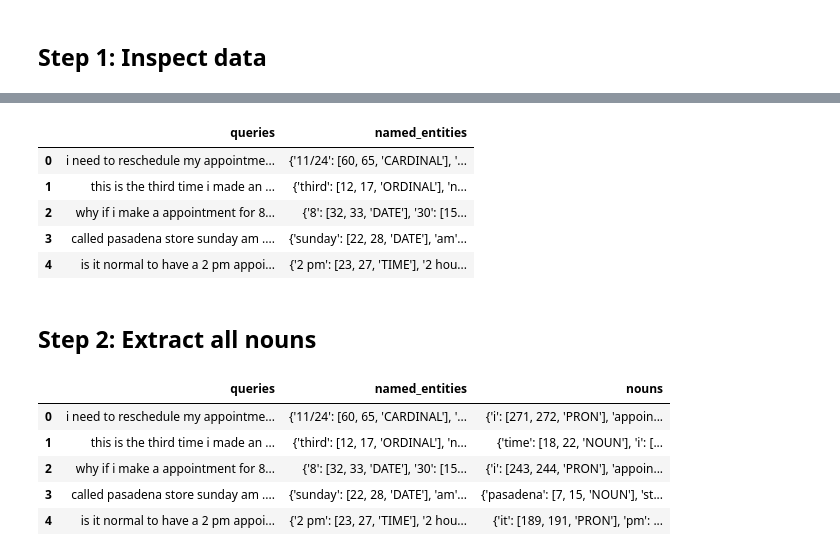
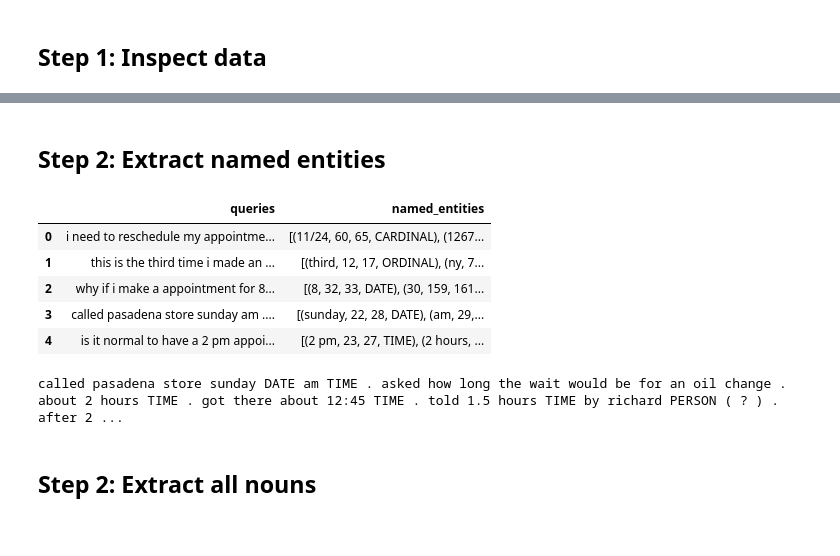
Before and after one commit to SocialSharma/named_entity_recognition, a Jupyter notebook: entity_extraction_v1.ipynb, the cells around one changed output, grey strips where cells are left out. Cells and saved outputs as stored; diff of their text form; code cells hidden in the pictures.

```diff
--- a/entity_extraction_v1.ipynb
+++ b/entity_extraction_v1.ipynb
@@ -56,16 +53,26 @@ i need to reschedule my appointment which was originally on 11/24 CARDINAL . ord
+# %% [markdown]
+## Step 2: Extract named entities
 # %%
-def add_named_entities(df=entity_df):
+def extract_named_entities(query):
+    return [(ent.text, ent.start_char, ent.end_char, ent.label_) for ent in nlp(query).ents]
+
+def add_named_entities(df):
     df['named_entities'] = df['queries'].apply(extract_named_entities)
-add_named_entities(mini_entity_df)
-# %%
-display(mini_entity_df)
-# %% [output]
-|  | queries | named_entities |
-| 0 | i need to reschedule my appointme... | {'11/24': [60, 65, 'CARDINAL'], '... |
-| 1 | this is the third time i made an ... | {'third': [12, 17, 'ORDINAL'], 'n... |
-| 2 | why if i make a appointment for 8... | {'8': [32, 33, 'DATE'], '30': [15... |
-| 3 | called pasadena store sunday am .... | {'sunday': [22, 28, 'DATE'], 'am'... |
-| 4 | is it normal to have a 2 pm appoi... | {'2 pm': [23, 27, 'TIME'], '2 hou... |
+# %%
+add_named_entities(df)
+display(df)
+# %% [output]
+|  | queries | named_entities |
+| 0 | i need to reschedule my appointme... | [(11/24, 60, 65, CARDINAL), (1267... |
+| 1 | this is the third time i made an ... | [(third, 12, 17, ORDINAL), (ny, 7... |
+| 2 | why if i make a appointment for 8... | [(8, 32, 33, DATE), (30, 159, 161... |
+| 3 | called pasadena store sunday am .... | [(sunday, 22, 28, DATE), (am, 29,... |
+| 4 | is it normal to have a 2 pm appoi... | [(2 pm, 23, 27, TIME), (2 hours, ... |
+# %%
+column = 'named_entities'
+render_entities(3, df, options=options, column=column)
+# %% [output]
+called pasadena store sunday DATE am TIME . asked how long the wait would be for an oil change . about 2 hours TIME . got there about 12:45 TIME . told 1.5 hours TIME by richard PERSON ( ? ) . after 2 ...
 # %% [markdown]
 ## Step 2: Extract all nouns
 # %%
@@ -79,9 +84,0 @@ add_nouns(mini_entity_df)
-# %%
-display(mini_entity_df)
-# %% [output]
-|  | queries | named_entities | nouns |
-| 0 | i need to reschedule my appointme... | {'11/24': [60, 65, 'CARDINAL'], '... | {'i': [271, 272, 'PRON'], 'appoin... |
-| 1 | this is the third time i made an ... | {'third': [12, 17, 'ORDINAL'], 'n... | {'time': [18, 22, 'NOUN'], 'i': [... |
-| 2 | why if i make a appointment for 8... | {'8': [32, 33, 'DATE'], '30': [15... | {'i': [243, 244, 'PRON'], 'appoin... |
-| 3 | called pasadena store sunday am .... | {'sunday': [22, 28, 'DATE'], 'am'... | {'pasadena': [7, 15, 'NOUN'], 'st... |
-| 4 | is it normal to have a 2 pm appoi... | {'2 pm': [23, 27, 'TIME'], '2 hou... | {'it': [189, 191, 'PRON'], 'pm': ... |
```
Also changed, not shown: parts of 29 cells of this notebook.
